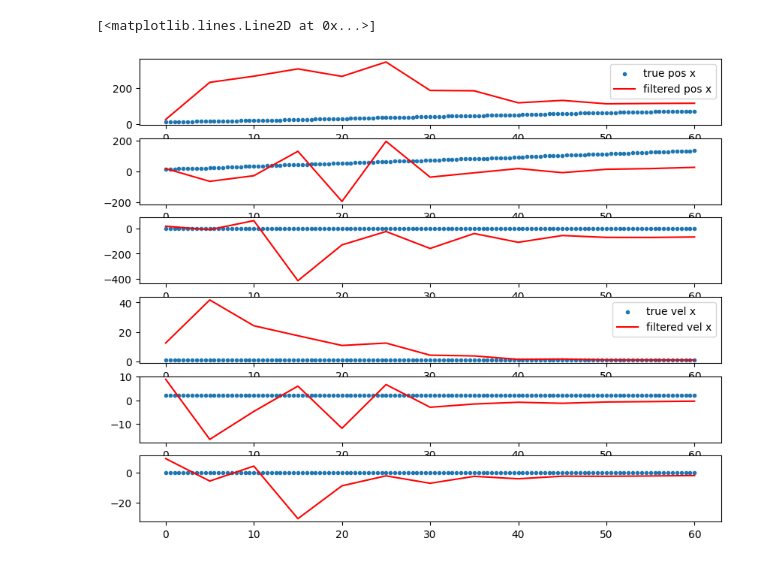
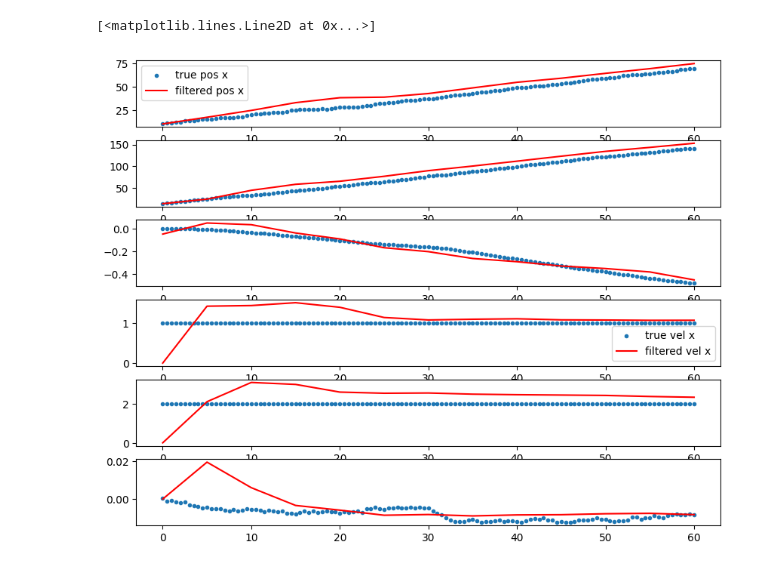
Before and after one commit to eholmgre/tda, a Jupyter notebook: notebook/radar_single_target_no_clutter.ipynb, the cells around one changed output. Drawn from its saved outputs; the diff is of its cells as text; code cells hidden in the pictures.

```diff
--- a/notebook/radar_single_target_no_clutter.ipynb
+++ b/notebook/radar_single_target_no_clutter.ipynb
@@ -13,6 +13,8 @@ sim = Simulation()
 R = np.array([[np.pi / 180, 0, 0],
               [0, np.pi / 180, 0],
               [0, 0, 10]])
+
+R = np.eye(3) * 1e-6
 
 platform = LTIObject(1, np.array([0, 50, 0]), sim, np.zeros((3, 3)))
 radar = Radar(1, platform, 5.0, R)
@@ -133,0 +138,19 @@ kf_record = kf.record()
+# %%
+
+x_hat_0 = hinv([sim_records["radar1"]["target_az"][0],
+                sim_records["radar1"]["target_el"][0],
+                sim_records["radar1"]["target_rng"][0]])
+
+print(x_hat_0)
+
+P_hat_0 = 1e9 * np.eye(6)
+
+
+
+kf = ExtendedKalman(x_hat_0, P_hat_0, f, get_F, h, get_H, Q, R)
+
+for frame in sim.meas_queue:
+    for m in frame:
+        kf.update(m)
+
+kf_record = kf.record()
@@ -154,28 +180,28 @@ kf._filter_history
 # %%
 fig, axs = plt.subplots(6)
 fig.set_size_inches((10, 8))
 axs[0].scatter(sim_records["lti_object2"]["t"], sim_records["lti_object2"]["x"], marker=".", label="true pos x")
 #axs[0].scatter(sim_records["oracle1"]["t"], sim_records["oracle1"]["target_x"], marker="x", label="measured pos x")
-axs[0].plot(kf_record["t"], kf_record["x_hat"][:, 0], color="red", label="filtered pos x")
+axs[0].plot(kf_record["t"], sim_records["lti_object1"]["x"][0] + kf_record["x_hat"][:, 0], color="red", label="filtered pos x")
 axs[0].legend()
 
 axs[1].scatter(sim_records["lti_object2"]["t"], sim_records["lti_object2"]["y"], marker=".", label="true pos y")
 #axs[1].scatter(sim_records["oracle1"]["t"], sim_records["oracle1"]["target_y"], marker="x", label="measured pos y")
-axs[1].plot(kf_record["t"], kf_record["x_hat"][:, 1], color="red", label="filtered pos y")
+axs[1].plot(kf_record["t"], sim_records["lti_object1"]["y"][0] + kf_record["x_hat"][:, 1], color="red", label="filtered pos y")
 
 axs[2].scatter(sim_records["lti_object2"]["t"], sim_records["lti_object2"]["z"], marker=".", label="true pos z")
 #axs[2].scatter(sim_records["oracle1"]["t"], sim_records["oracle1"]["target_z"], marker="x", label="measured pos z")
-axs[2].plot(kf_record["t"], kf_record["x_hat"][:, 2], color="red", label="filtered pos z")
+axs[2].plot(kf_record["t"], sim_records["lti_object1"]["z"][0] + kf_record["x_hat"][:, 2], color="red", label="filtered pos z")
 
 axs[3].scatter(sim_records["lti_object2"]["t"], sim_records["lti_object2"]["xdot"], marker=".", label="true vel x")
 axs[3].plot(kf_record["t"], kf_record["x_hat"][:, 3], color="red", label="filtered vel x")
 axs[3].legend()
 
 axs[4].scatter(sim_records["lti_object2"]["t"], sim_records["lti_object2"]["ydot"], marker=".", label="true vel y")
 axs[4].plot(kf_record["t"], kf_record["x_hat"][:, 4], color="red", label="filtered pos y")
 
 axs[5].scatter(sim_records["lti_object2"]["t"], sim_records["lti_object2"]["zdot"], marker=".", label="true vel z")
 axs[5].plot(kf_record["t"], kf_record["x_hat"][:, 5], color="red", label="filtered pos z")
 # %% [output]
 [<matplotlib.lines.Line2D at 0x...>]
-[figure, old version]
+[figure, new version]
```
Also changed, not shown: parts of 7 cells of this notebook.
